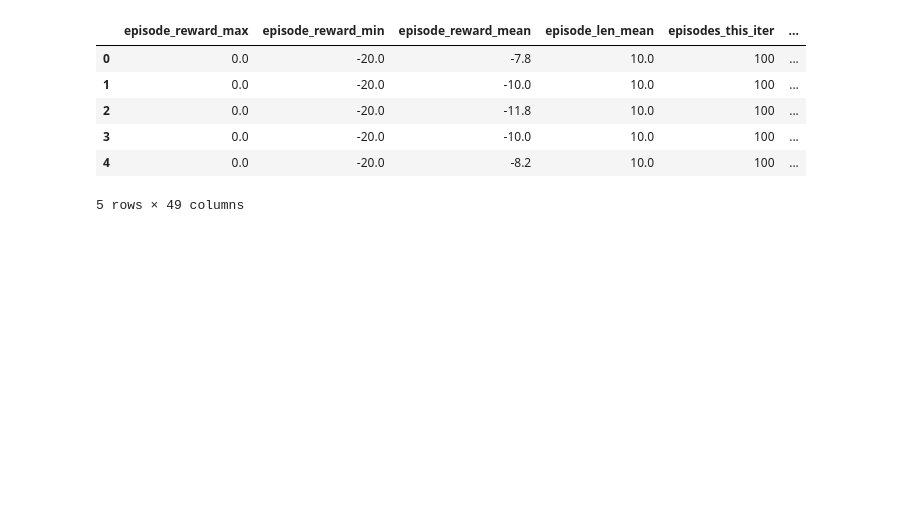
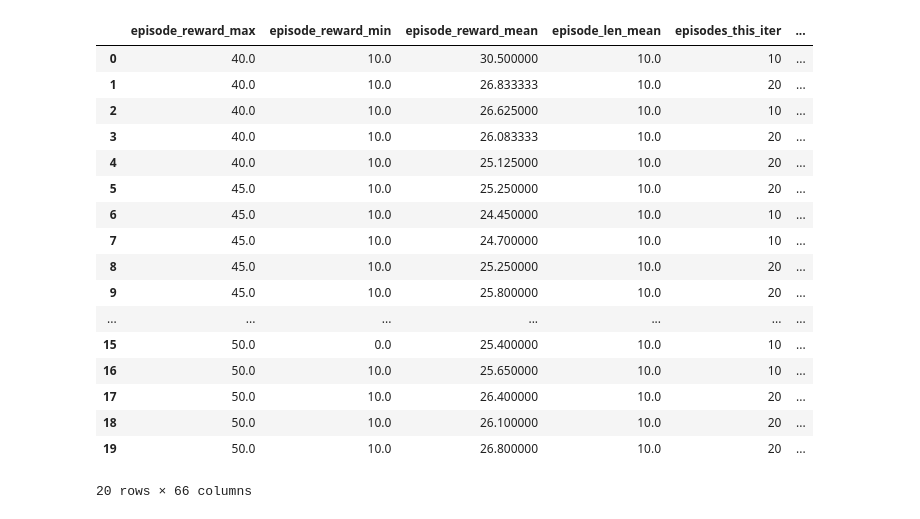
Before and after one commit to SammyDMartin/CC, a Jupyter notebook: test.ipynb, the cells around one changed output. Cells and saved outputs as stored; diff of their text form; code cells hidden in the pictures; blank space fills up the shorter version.

```diff
--- a/test.ipynb
+++ b/test.ipynb
@@ -46,0 +78,2 @@ exanal = assess_agent_vs_agent(policies=[BRToLastPolicy,MaximinBullyPolicy],chec
+# %%
+DQN_c,c_res = make_selfplay_checkpoint(IteratedBoS,(DQNTorchPolicy,DQNTrainer),20)
@@ -47,10 +87,23 @@ exanal = assess_agent_vs_agent(policies=[BRToLastPolicy,MaximinBullyPolicy],chec
 # %%
-exanal.trial_dataframes[list(exanal.trial_dataframes.keys())[0]]
+unrol_df = lambda df : df.trial_dataframes[list(df.trial_dataframes.keys())[0]]
-# %% [output]
-|  | episode_reward_max | episode_reward_min | episode_reward_mean | episode_len_mean | episodes_this_iter | ... |
-| 0 | 0.0 | -20.0 | -7.8 | 10.0 | 100 | ... |
-| 1 | 0.0 | -20.0 | -10.0 | 10.0 | 100 | ... |
-| 2 | 0.0 | -20.0 | -11.8 | 10.0 | 100 | ... |
-| 3 | 0.0 | -20.0 | -10.0 | 10.0 | 100 | ... |
-| 4 | 0.0 | -20.0 | -8.2 | 10.0 | 100 | ... |
-5 rows × 49 columns
+# %%
+unrol_df(c_res)
+# %% [output]
+|  | episode_reward_max | episode_reward_min | episode_reward_mean | episode_len_mean | episodes_this_iter | ... |
+| 0 | 40.0 | 10.0 | 30.500000 | 10.0 | 10 | ... |
+| 1 | 40.0 | 10.0 | 26.833333 | 10.0 | 20 | ... |
+| 2 | 40.0 | 10.0 | 26.625000 | 10.0 | 10 | ... |
+| 3 | 40.0 | 10.0 | 26.083333 | 10.0 | 20 | ... |
+| 4 | 40.0 | 10.0 | 25.125000 | 10.0 | 20 | ... |
+| 5 | 45.0 | 10.0 | 25.250000 | 10.0 | 20 | ... |
+| 6 | 45.0 | 10.0 | 24.450000 | 10.0 | 10 | ... |
+| 7 | 45.0 | 10.0 | 24.700000 | 10.0 | 10 | ... |
+| 8 | 45.0 | 10.0 | 25.250000 | 10.0 | 20 | ... |
+| 9 | 45.0 | 10.0 | 25.800000 | 10.0 | 20 | ... |
+| ... | ... | ... | ... | ... | ... | ... |
+| 15 | 50.0 | 0.0 | 25.400000 | 10.0 | 10 | ... |
+| 16 | 50.0 | 10.0 | 25.650000 | 10.0 | 10 | ... |
+| 17 | 50.0 | 10.0 | 26.400000 | 10.0 | 20 | ... |
+| 18 | 50.0 | 10.0 | 26.100000 | 10.0 | 20 | ... |
+| 19 | 50.0 | 10.0 | 26.800000 | 10.0 | 20 | ... |
+20 rows × 66 columns
```
Also changed, not shown: parts of 17 cells of this notebook, 1 other file.
